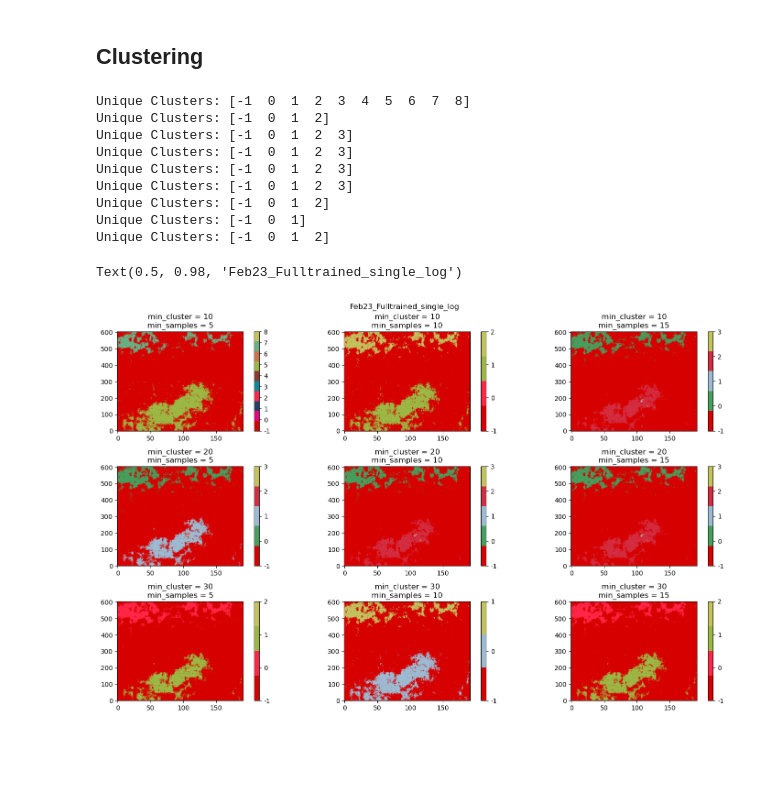
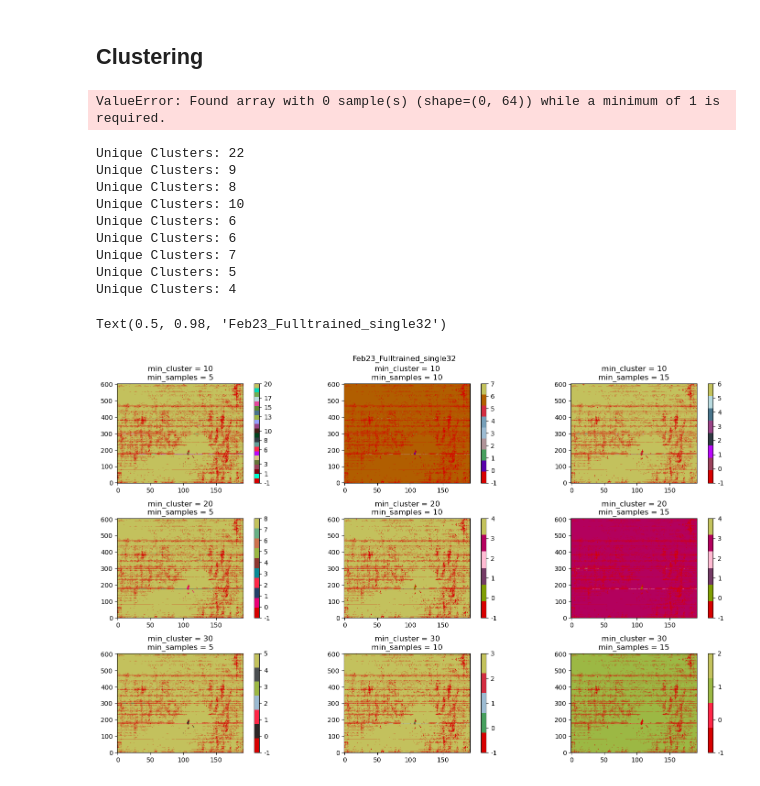
Before and after one commit to taniavsn/SimSPICE, a Jupyter notebook: notebooks/single_64_ouput.ipynb, the cells around one changed output. Saved outputs shown, nothing was run; the diff lists cells and outputs as text; code cells hidden in the pictures; blank space fills up the shorter version.

```diff
--- a/notebooks/single_64_ouput.ipynb
+++ b/notebooks/single_64_ouput.ipynb
@@ -34,4 +35,6 @@ from datetime import datetime
 plt.rcParams['image.origin'] = 'lower'
 
 BATCH_SIZE = 64
+# %%
+simspice = "/d0/tvaresano/SimSPICE/"
 # %%
@@ -129,5 +127,5 @@ np.save('/d0/tvaresano/SimSPICE/notebooks/jobs/model_outputs/stacked_outputs_sin
 # %%
-stacked_outputs = np.load('/d0/tvaresano/SimSPICE/notebooks/jobs/jobs/model_outputs/stacked_outputs_single64_full_log.npy')
+stacked_outputs = np.load(simspice+'notebooks/jobs/model_outputs/stacked_outputs_single64_full_transformer.npy')
 # %% [markdown]
 ## Clustering
 # %%
@@ -136,27 +134,29 @@ for x in [10, 20, 30]:
         clusterer = hdbscan.HDBSCAN(min_cluster_size=x, min_samples=y, metric='euclidean') # <=> cosine?
         clusterer.fit(stacked_outputs)
         labels = clusterer.labels_
-        np.save(f'/d0/tvaresano/SimSPICE/notebooks/jobs/clustering/Fulltrained_single_log_minclus{x}_minsamp{y}.npy', labels)
+        np.save(simspice+f'notebooks/jobs/clustering/Fulltrained_single32_minclus{x}_minsamp{y}.npy', labels)
+# %% [output]
+ValueError: Found array with 0 sample(s) (shape=(0, 64)) while a minimum of 1 is required.
 # %%
 c=0
 plt.figure(figsize=(15,12), tight_layout=True)
 for x in [10, 20, 30]:
     for y in [5, 10, 15]:
         c+=1
         plt.subplot(4,3,c)
-        labels = np.load(f'/d0/tvaresano/SimSPICE/notebooks/jobs/clustering/Fulltrained_single_log_minclus{x}_minsamp{y}.npy')
-        imf.map_clusters(labels, dataset_path='/d0/tvaresano/SimSPICE/spectra_Feb2023.nc', selected_clusters=None)
+        labels = np.load(simspice+f'notebooks/jobs/clustering/Fulltrained_single32_minclus{x}_minsamp{y}.npy')
+        imf.map_clusters(labels, dataset_path=simspice+'spectra_Feb2023.nc', selected_clusters=None)
         plt.title(f"min_cluster = {x}\nmin_samples = {y}")
-plt.suptitle('Feb23_Fulltrained_single_log')
+plt.suptitle('Feb23_Fulltrained_single32')
 # %% [output]
-Unique Clusters: [-1  0  1  2  3  4  5  6  7  8]
-Unique Clusters: [-1  0  1  2]
-Unique Clusters: [-1  0  1  2  3]
-Unique Clusters: [-1  0  1  2  3]
-Unique Clusters: [-1  0  1  2  3]
-Unique Clusters: [-1  0  1  2  3]
-Unique Clusters: [-1  0  1  2]
-Unique Clusters: [-1  0  1]
-Unique Clusters: [-1  0  1  2]
+Unique Clusters: 22
+Unique Clusters: 9
+Unique Clusters: 8
+Unique Clusters: 10
+Unique Clusters: 6
+Unique Clusters: 6
+Unique Clusters: 7
+Unique Clusters: 5
+Unique Clusters: 4
-Text(0.5, 0.98, 'Feb23_Fulltrained_single_log')
+Text(0.5, 0.98, 'Feb23_Fulltrained_single32')
-[figure, old version]
+[figure, new version]
```
Also changed, not shown: parts of 6 cells of this notebook, 2 other files.
